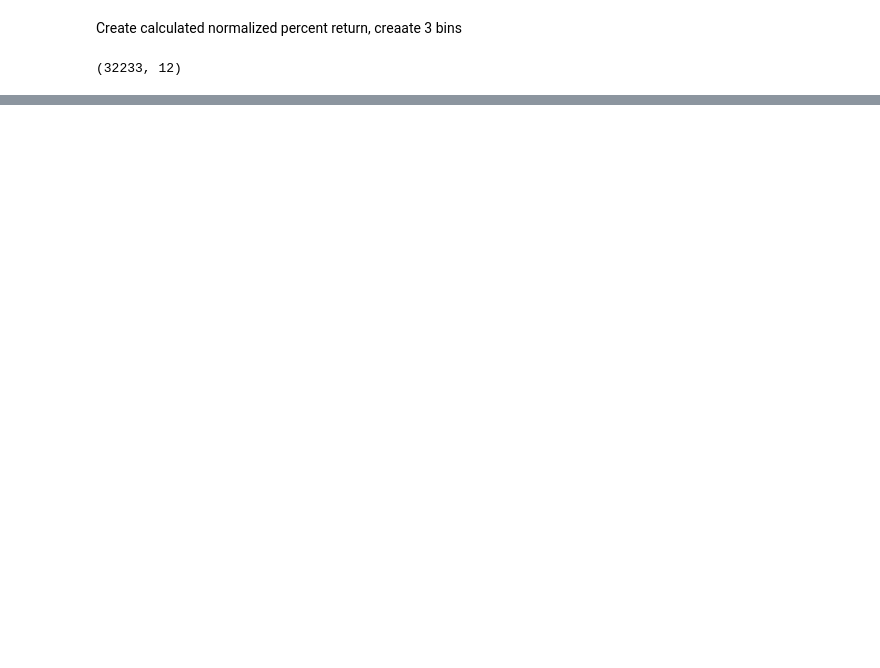
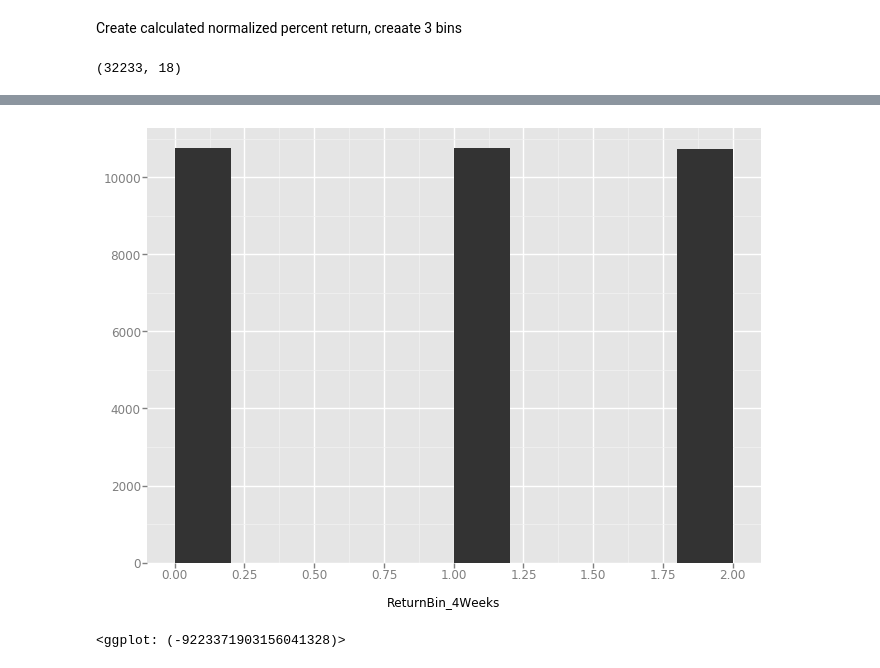
Before and after one commit to SingingData/StockPerformanceClassification, a Jupyter notebook: JupyterNotebooks/Next+Agenda+Text+Pre-Processing+-+Filter+Dataset+and+Apply+Labels.ipynb, the cells around one changed output, grey strips where cells are left out. Saved outputs shown, nothing was run; the diff lists cells and outputs as text; code cells hidden in the pictures; blank space fills up the shorter version.

```diff
--- a/JupyterNotebooks/Next+Agenda+Text+Pre-Processing+-+Filter+Dataset+and+Apply+Labels.ipynb
+++ b/JupyterNotebooks/Next+Agenda+Text+Pre-Processing+-+Filter+Dataset+and+Apply+Labels.ipynb
@@ -84,6 +71,7 @@ data shape (32233, 8)
 # %% [markdown]
 Create calculated normalized percent return, creaate 3 bins
 # %%
+data2=data1
 data2["PercReturn_4_Weeks"] = data2.Return_4_weeks / data2.Price_Date
 data2["PercReturn_26_Weeks"] = data2.Return_26_weeks / data2.Price_Date
 data2["ReturnBin_4Weeks"] = pd.qcut(data2["PercReturn_4_Weeks"], 3,labels=range(3))
@@ -91,5 +79,9 @@ data2["ReturnBin_26Weeks"] = pd.qcut(data2["PercReturn_26_Weeks"], 3,labels=rang
 referencedata=data2
 print(data2.shape)
 data2.head(2)
+import ggplot
+from ggplot import *
+ggplot(data2, aes(x='ReturnBin_4Weeks')) + \
+    geom_histogram()
 # %% [output]
-(32233, 12)
+(32233, 18)
@@ -98,0 +88,2 @@ data2.head(2)
+[figure, added]
+<ggplot: (-9223371903156041328)>
```
Also changed, not shown: parts of 21 cells of this notebook, 1 other file.
